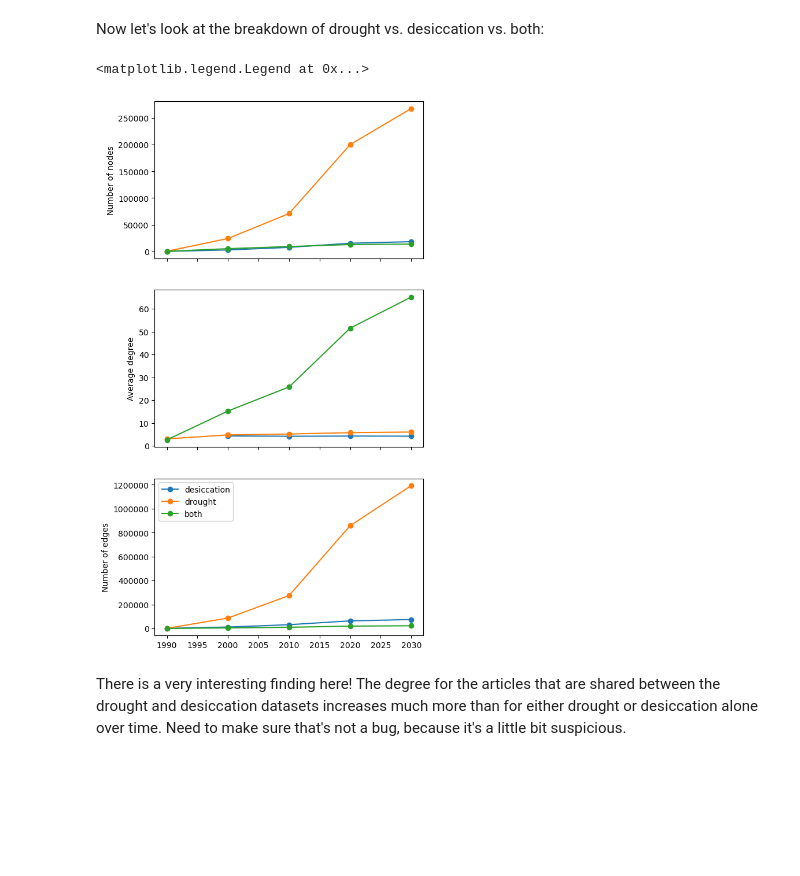
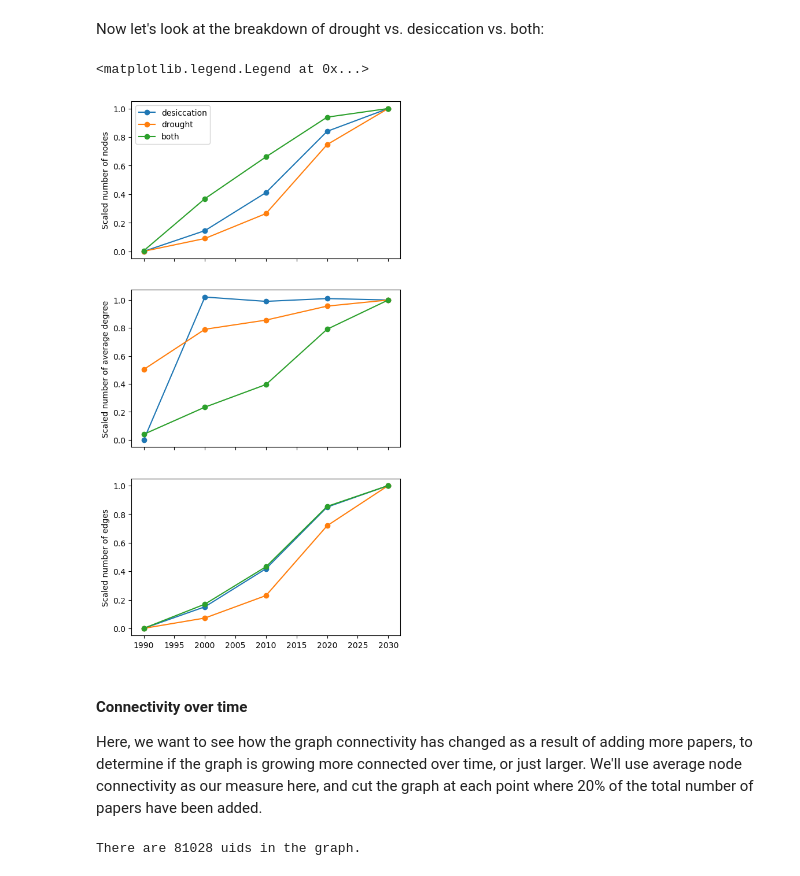
Before and after one commit to serenalotreck/literature-genes, a Jupyter notebook: notebooks/temporal_graph_analysis.ipynb, the cells around one changed output. Saved outputs shown, nothing was run; the diff lists cells and outputs as text; code cells hidden in the pictures; blank space fills up the shorter version.

Commit message:
Add connectivity analysis

```diff
--- a/notebooks/temporal_graph_analysis.ipynb
+++ b/notebooks/temporal_graph_analysis.ipynb
@@ -360,27 +367,44 @@ for attr in attrs:
             try:
                 group_vals[year] = params_over_time[attr][year][group]
             except KeyError:
-                group_vals[year] = np.nan
+                group_vals[year] = 0
         this_name_formatted[group] = group_vals
     all_group_attrs[attr] = this_name_formatted
+all_group_attrs_scaled = defaultdict(dict)
+for attr, groups in all_group_attrs.items():
+    for group, year_vals in groups.items():
+        final_val = year_vals[2030]
+        scaled_year_vals = {}
+        for year, val in year_vals.items():
+            scaled_year_vals[year] = val/final_val
+        all_group_attrs_scaled[attr][group] = scaled_year_vals
 # %%
 group_colors = {grp: rgb2hex(cmap(i)) for i, grp in enumerate(groups)}
 # %%
 semantic_attr_names = {
-    'group_nums_nodes': 'Number of nodes',
-    'group_avg_degree': 'Average degree',
-    'group_nums_edges': 'Number of edges'
+    'group_nums_nodes': 'nodes',
+    'group_avg_degree': 'average degree',
+    'group_nums_edges': 'edges'
 }
 # %%
 fig, axs = plt.subplots(3, 1, figsize=(6,12), sharex=True)
 
-for attr, ax in zip(all_group_attrs.keys(), axs):
-    for group, to_plot in all_group_attrs[attr].items():
+for attr, ax in zip(all_group_attrs_scaled.keys(), axs):
+    for group, to_plot in all_group_attrs_scaled[attr].items():
         ax.plot(to_plot.keys(), to_plot.values(), color=group_colors[group], marker='o', label=group)
-    ax.set_ylabel(semantic_attr_names[attr])
-plt.legend()
+    ax.set_ylabel('Scaled number of ' + semantic_attr_names[attr])
+axs[0].legend()
 # %% [output]
 <matplotlib.legend.Legend at 0x...>
-[figure, old version]
+[figure, new version]
-# %% [markdown]
-There is a very interesting finding here! The degree for the articles that are shared between the drought and desiccation datasets increases much more than for either drought or desiccation alone over time. Need to make sure that's not a bug, because it's a little bit suspicious.
+# %% [markdown]
+#### Connectivity over time
+Here, we want to see how the graph connectivity has changed as a result of adding more papers, to determine if the graph is growing more connected over time, or just larger. We'll use average node connectivity as our measure here, and cut the graph at each point where 20% of the total number of papers have been added.
+# %%
+uids_in_graph = set([
+    uid for n, attrs in dygiepp_graph.nodes(data=True)
+    for uid in attrs['uids_of_origin'].split(', ')
+])
+print(f'There are {len(uids_in_graph)} uids in the graph.')
+# %% [output]
+There are 81028 uids in the graph.
```
Also changed, not shown: parts of 11 cells of this notebook, 3 other files.
